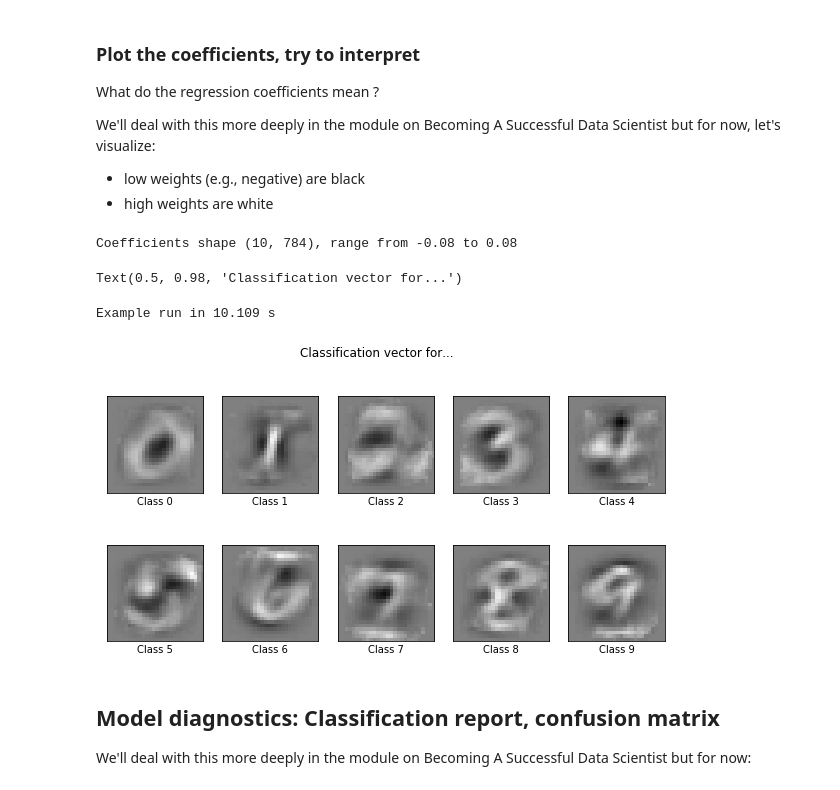
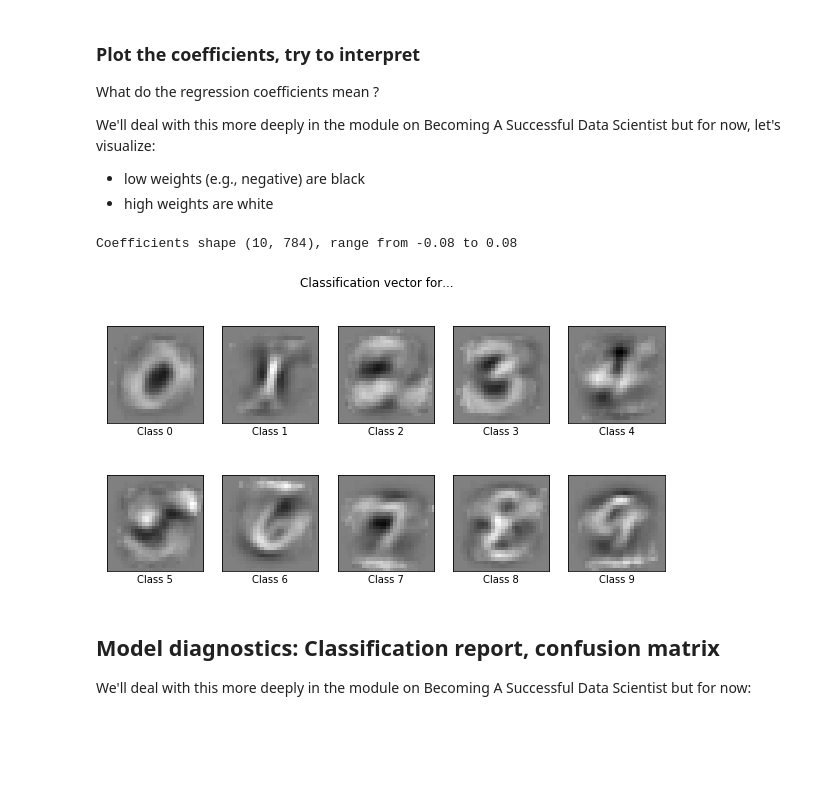
Before and after one commit to kenperry-public/ML_Spring_2019, a Jupyter notebook: Non_Numerical_Data.ipynb, the cells around one changed output. Saved outputs shown, nothing was run; the diff lists cells and outputs as text; code cells hidden in the pictures; blank space fills up the shorter version.

```diff
--- a/Non_Numerical_Data.ipynb
+++ b/Non_Numerical_Data.ipynb
@@ -1362,36 +1367,37 @@ We'll deal with this more deeply in the module on Becoming A Successful Data Sci
 # Plot the coefficients (length 784) for each of the 10 digits
 print("Coefficients shape {s}, range from {mn:.2f} to {mx:.2f}".format(s=clf.coef_.shape, mn= clf.coef_.min(), mx=clf.coef_.max()) )
 
-fig = plt.figure(figsize=(10, 5))
-coef = clf.coef_.copy()
+def plot_coeff():
+    fig = plt.figure(figsize=(10, 5))
+    coef = clf.coef_.copy()
 
 
-(num_rows, num_cols) = (2,5)
+    (num_rows, num_cols) = (2,5)
 
-scale = np.abs(coef).max()
-for i in range(10):
-    ax = fig.add_subplot(num_rows, num_cols, i+1)
+    scale = np.abs(coef).max()
+    for i in range(10):
+        ax = fig.add_subplot(num_rows, num_cols, i+1)
 
-    # Show the coefficients for digit i
-    # Reshape it from (784,) to (28, 28) so can interpret it
-    _ = ax.imshow(coef[i].reshape(28, 28), interpolation='nearest',
-                   cmap="gray", #plt.cm.RdBu,
-                   vmin=-scale, vmax=scale)
+        # Show the coefficients for digit i
+        # Reshape it from (784,) to (28, 28) so can interpret it
+        _ = ax.imshow(coef[i].reshape(28, 28), interpolation='nearest',
+                       cmap="gray", #plt.cm.RdBu,
+                       vmin=-scale, vmax=scale)
 
-    _ = ax.set_xticks(())
-    _ = ax.set_yticks(())
-    _ = ax.set_xlabel('Class %i' % i)
+        _ = ax.set_xticks(())
+        _ = ax.set_yticks(())
+        _ = ax.set_xlabel('Class %i' % i)
 
-fig.suptitle('Classification vector for...')
+    fig.suptitle('Classification vector for...')
 
-run_time = time.time() - t0
-print('Example run in %.3f s' % run_time)
-_ = fig.show()
+
+    _ = fig.show()
 # %% [output]
 Coefficients shape (10, 784), range from -0.08 to 0.08
-Text(0.5, 0.98, 'Classification vector for...')
-Example run in 10.109 s
-[figure, removed]
+# %%
+plot_coeff()
+# %% [output]
+[figure, added]
 # %% [markdown]
 ## Model diagnostics: Classification report, confusion matrix
 
```
Also changed, not shown: parts of 9 cells of this notebook, 2 other files.
